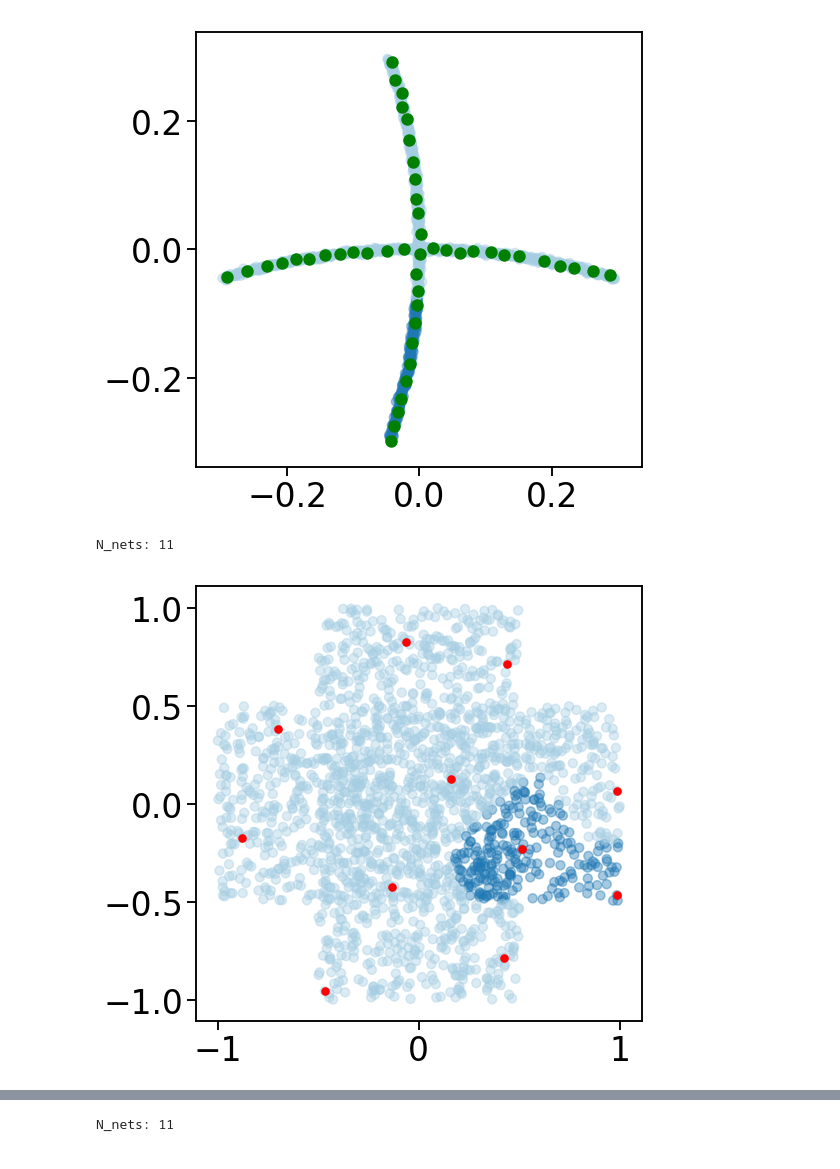
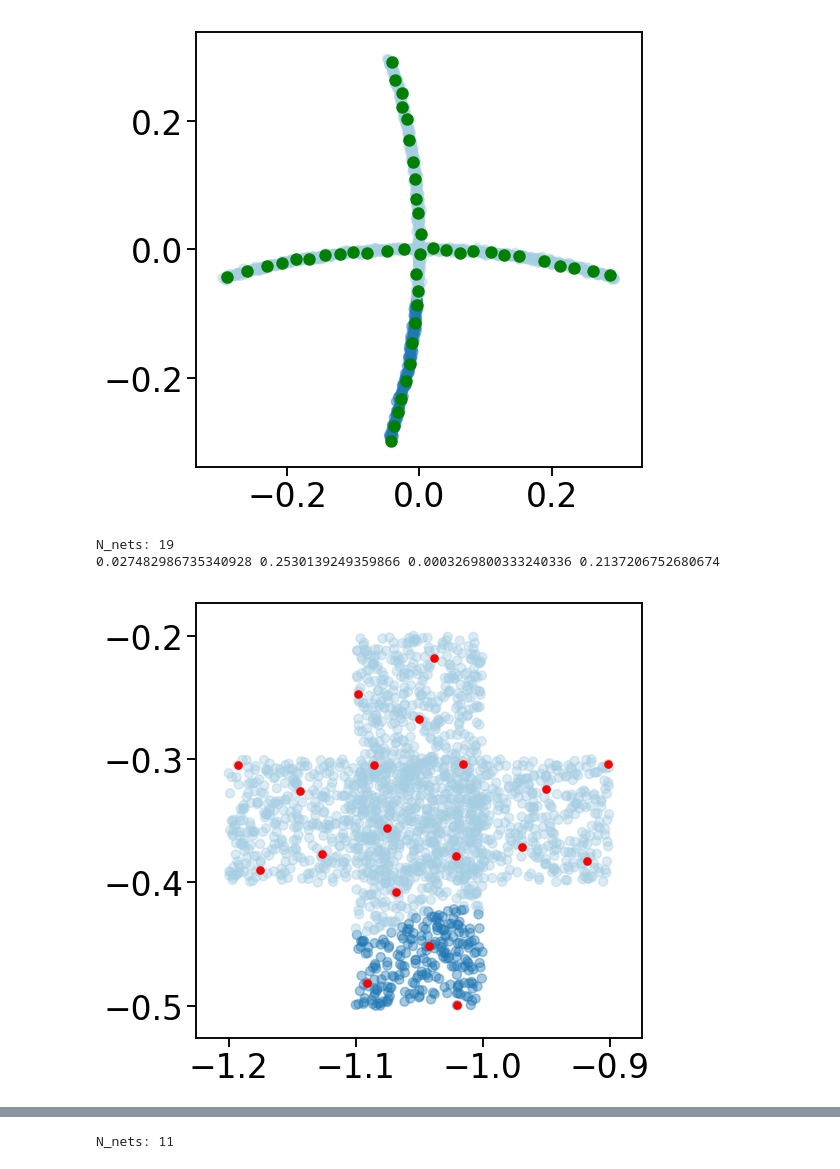
Before and after one commit to saketkc/EE-546-project, a Jupyter notebook: notebooks/04.local-PCA-spectralClustering.ipynb, the cells around one changed output, grey strips where cells are left out. Drawn from its saved outputs; the diff is of its cells as text; code cells hidden in the pictures.

```diff
--- a/notebooks/04.local-PCA-spectralClustering.ipynb
+++ b/notebooks/04.local-PCA-spectralClustering.ipynb
@@ -48,7 +48,7 @@ X = np.vstack([X1, X2])
 # %% [output]
 [figure]
 # %%
-def do_clustering(X, d, radius, n_clusters=2, plot_centers=False):
+def do_clustering(X, d, radius, n_clusters=2, eta=0.05, eps=0.05, plot_centers=False):
     nbrs = NearestNeighbors(radius=radius, algorithm='ball_tree').fit(X)
     distances, X_neighbors = nbrs.radius_neighbors(X)
     point_indices_master = pd.Series(range(X.shape[0]))
@@ -128,8 +128,8 @@ def do_clustering(X, d, radius, n_clusters=2, plot_centers=False):
     #print(np.sum(connected_graph))
     if np.sum(connected_graph) > 0:
         print('yes')
-    eta = 0.05# min_A#0.05
-    eps = 0.05 # max_A#0.05
+    #eta = 0.03# min_A#0.05
+    #eps = 0.03 # max_A#0.05
     print(min_A, max_A, min_B, max_B)
     #print(min_B)
 
@@ -192,13 +192,14 @@ N_nets: 47
 [figure]
 # %%
 d = 1
-radius = 0.5
-X1 = simulate_uniform_2d(1000, low1=-1, high1=1, low2=-0.5, high2=0.5)
-X2 = simulate_uniform_2d(1000, low1=-0.5, high1=0.5, low2=-1, high2=1)
+radius = 0.05
+X1 = simulate_uniform_2d(1000, low1=-1.1, high1=-1, low2=-0.5, high2=-0.2)
+X2 = simulate_uniform_2d(1000, low1=-1.2, high1=-.9, low2=-0.4, high2=-0.3)
 X = np.vstack([X1, X2])
 
 
 do_clustering(X, d, radius, plot_centers=True)
 # %% [output]
-N_nets: 11
+N_nets: 19
+0.027482986735340928 0.2530139249359866 0.0003269800333240336 0.2137206752680674
-[figure, old version]
+[figure, new version]
```
Also changed, not shown: parts of 1 cell of this notebook, 1 other file.
